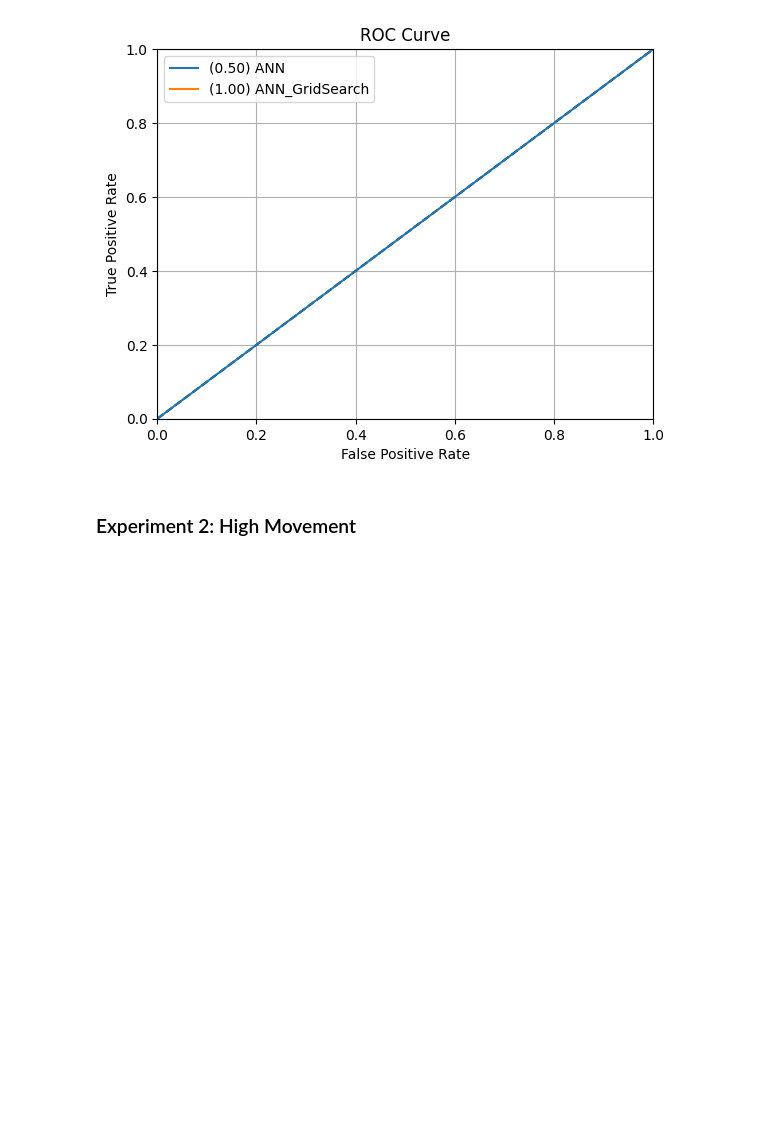
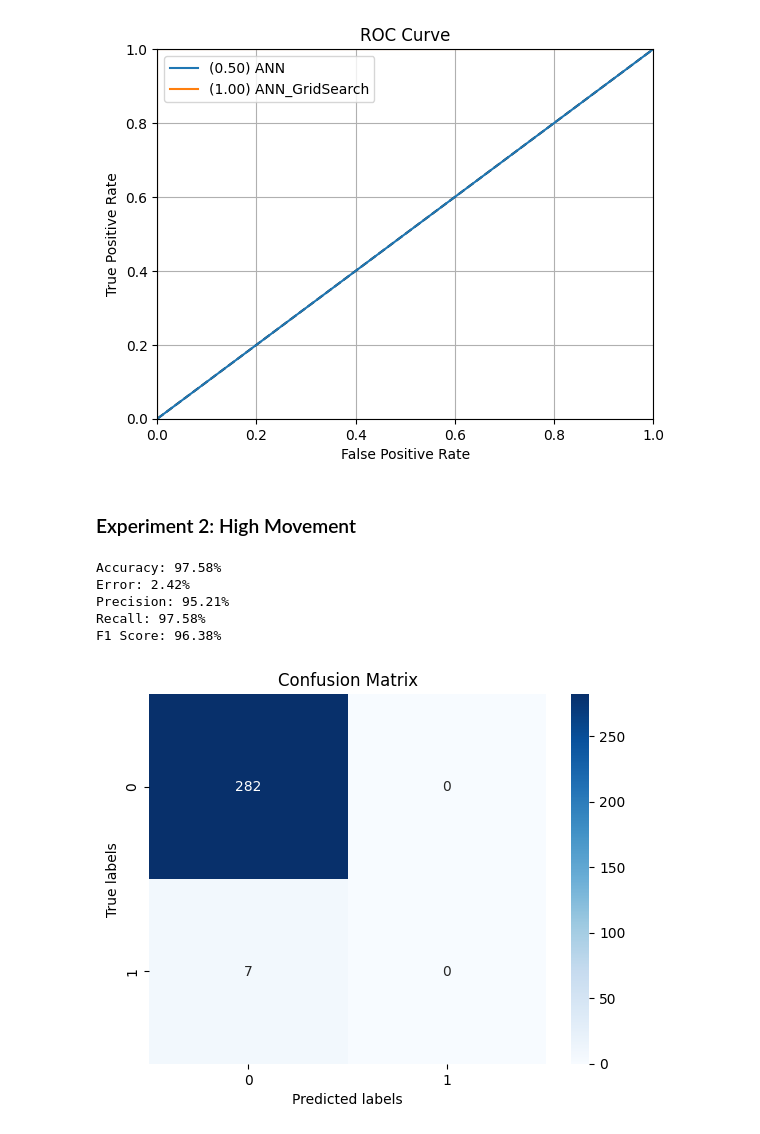
Before and after one commit to jeffmur/fhe-video-similarity, a Jupyter notebook: results/Supervised_Learning.ipynb, the cells around one changed output. Drawn from its saved outputs; the diff is of its cells as text; code cells hidden in the pictures; blank space fills up the shorter version.

```diff
--- a/results/Supervised_Learning.ipynb
+++ b/results/Supervised_Learning.ipynb
@@ -75,3 +75,20 @@ drawROC(LabelRecord, PredictRecord, ModelName)
 [figure]
 # %% [markdown]
 ### Experiment 2: High Movement
+# %%
+LabelRecord = []
+PredictRecord = []
+ModelName = []
+# %%
+y_test, y_pred, y_pred_proba =  train_test_ann(dir_to_df('2_fov/2_vacuum/train_similarity_scores')).values()
+confusionMatrix(y_test, y_pred)
+LabelRecord.append(y_test)
+PredictRecord.append(y_pred)
+ModelName.append('ANN')
+# %% [output]
+Accuracy: 97.58%
+Error: 2.42%
+Precision: 95.21%
+Recall: 97.58%
+F1 Score: 96.38%
+[figure, added]
```
Also changed, not shown: parts of 10 cells of this notebook, 14 other files.
